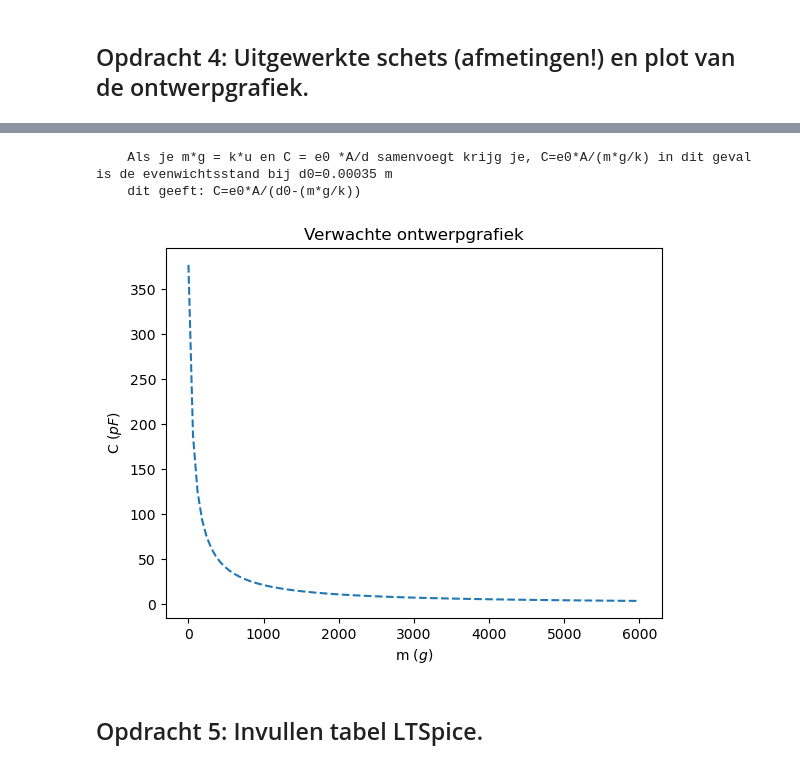
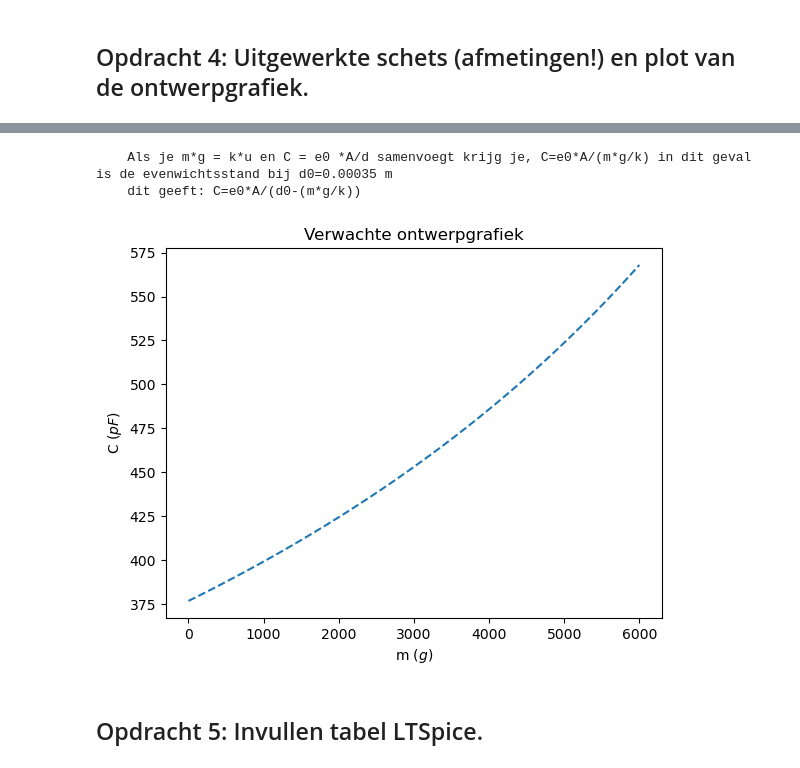
Before and after one commit to ElisabethMijnders/opdrachten-DEF-D-EM, a Jupyter notebook: FysiekeOntwerpopdrachten/2OntwerpEenSensorCondensator/DEFOntwerpopdracht2OntwerpEenSensorInvulTemplate.ipynb, the cells around one changed output, grey strips where cells are left out. Saved outputs shown, nothing was run; the diff lists cells and outputs as text; code cells hidden in the pictures.

```diff
--- a/FysiekeOntwerpopdrachten/2OntwerpEenSensorCondensator/DEFOntwerpopdracht2OntwerpEenSensorInvulTemplate.ipynb
+++ b/FysiekeOntwerpopdrachten/2OntwerpEenSensorCondensator/DEFOntwerpopdracht2OntwerpEenSensorInvulTemplate.ipynb
@@ -103,34 +103,36 @@ def functie(m):
     return e0*A/(d0-(m*(10**-3*g/k)))*10**12 #want gemeten waardes zijn in pF
 
 l= 0.149 #m
 b= 0.1 #m
 A = l*b
 
 g=9.81
 d0=0.35*10**-3 #m
 e0 = 8.854e-12
 
 #schatting k, hierbij gaan we ervanuit dat k constant is
 cx = np.array([47.5,63,78.5])
 mx = np.array([45,260.25,462.5])
 
 def functie2(m,c):
     return m*10**-3*g*c*10**-12/(c*10**-12*d0-e0*A)  #schatting in N/m
 
 k=functie2(mx,cx)
 k=np.mean(k)
 
+k=5*10**5
+
 yfit0 = functie(m0)
 
 plt.title("Verwachte ontwerpgrafiek")
 plt.plot(m0,yfit0,"--")
 plt.ylabel("C $(pF)$")
 plt.xlabel("m $(g)$")
 plt.show()
 # %% [output]
     Als je m*g = k*u en C = e0 *A/d samenvoegt krijg je, C=e0*A/(m*g/k) in dit geval is de evenwichtsstand bij d0=0.00035 m
     dit geeft: C=e0*A/(d0-(m*g/k))
-[figure, old version]
+[figure, new version]
 # %% [markdown]
 ## Opdracht 5: Invullen tabel LTSpice.
 # %% [markdown]
```
Also changed, not shown: parts of 4 cells of this notebook.
